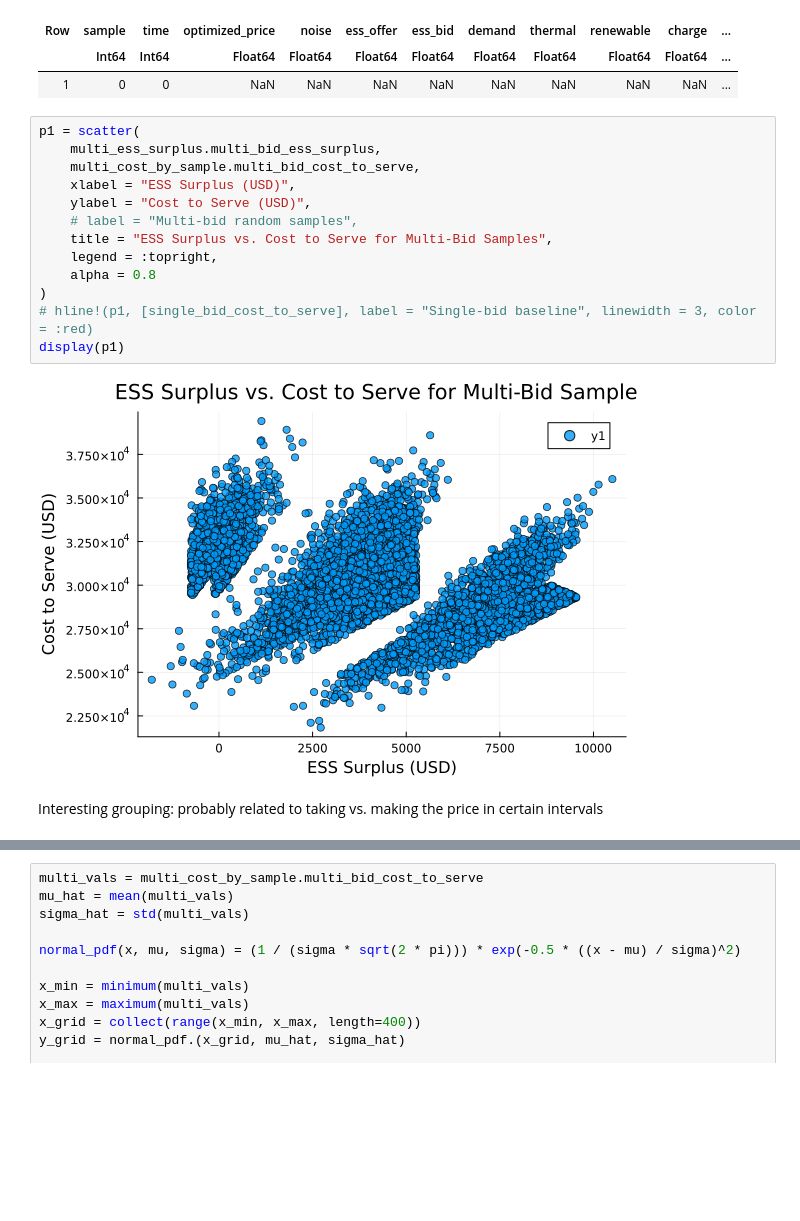
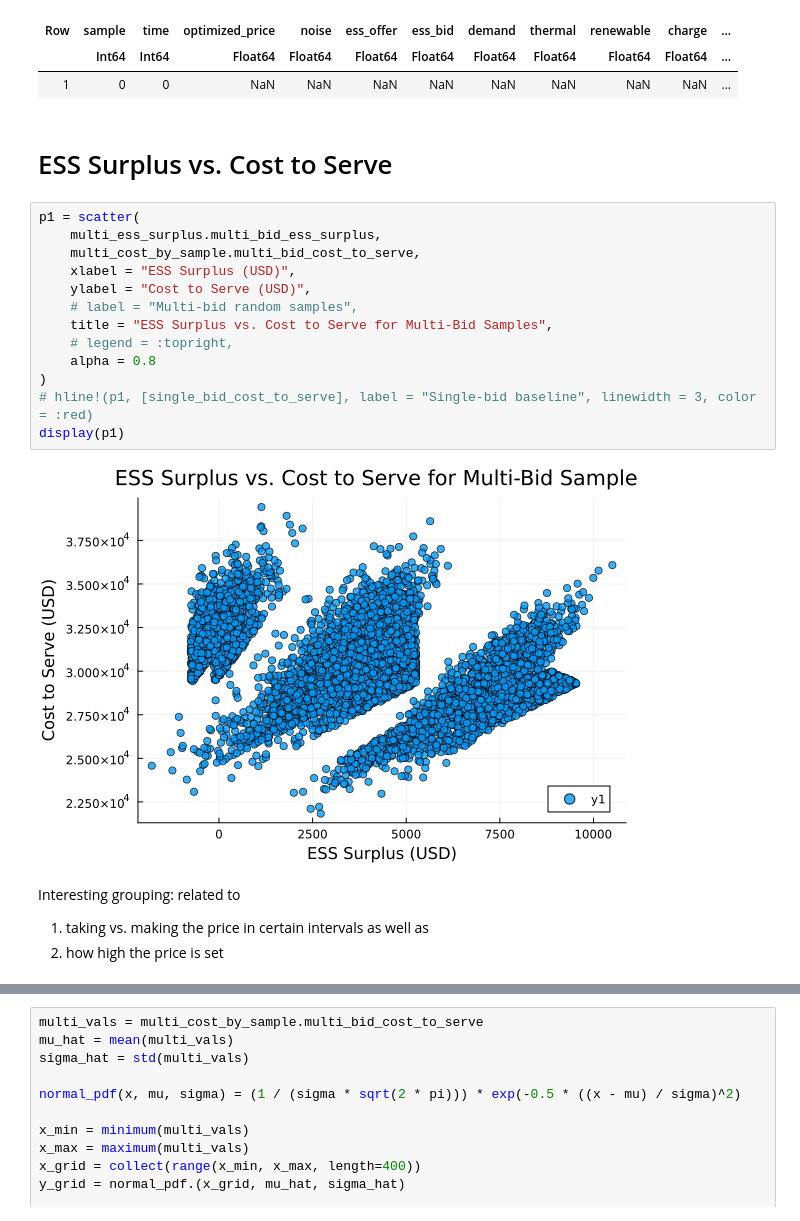
Before and after one commit to NLaws/storage_market_models, a Jupyter notebook: notebooks/plot_cost_to_serve.ipynb, the cells around one changed output, grey strips where cells are left out. Saved outputs shown, nothing was run; the diff lists cells and outputs as text; blank space fills up the shorter version.

Commit message:
more plots

```diff
--- a/notebooks/plot_cost_to_serve.ipynb
+++ b/notebooks/plot_cost_to_serve.ipynb
@@ -63,20 +63,24 @@ baseline_rows
 | Row | sample | time | optimized_price | noise | ess_offer | ess_bid | demand | thermal | renewable | charge | ... |
 |  | Int64 | Int64 | Float64 | Float64 | Float64 | Float64 | Float64 | Float64 | Float64 | Float64 | ... |
 | 1 | 0 | 0 | NaN | NaN | NaN | NaN | NaN | NaN | NaN | NaN | ... |
+# %% [markdown]
+# ESS Surplus vs. Cost to Serve
 # %%
 p1 = scatter(
     multi_ess_surplus.multi_bid_ess_surplus,
     multi_cost_by_sample.multi_bid_cost_to_serve,
     xlabel = "ESS Surplus (USD)",
     ylabel = "Cost to Serve (USD)",
     # label = "Multi-bid random samples",
     title = "ESS Surplus vs. Cost to Serve for Multi-Bid Samples",
-    legend = :topright,
+    # legend = :topright,
     alpha = 0.8
 )
 # hline!(p1, [single_bid_cost_to_serve], label = "Single-bid baseline", linewidth = 3, color = :red)
 display(p1)
 # %% [output]
-[figure, old version]
+[figure, new version]
 # %% [markdown]
-Interesting grouping: probably related to taking vs. making the price in certain intervals
+Interesting grouping: related to
+1. taking vs. making the price in certain intervals as well as
+2. how high the price is set
```
Also changed, not shown: parts of 4 cells of this notebook.
